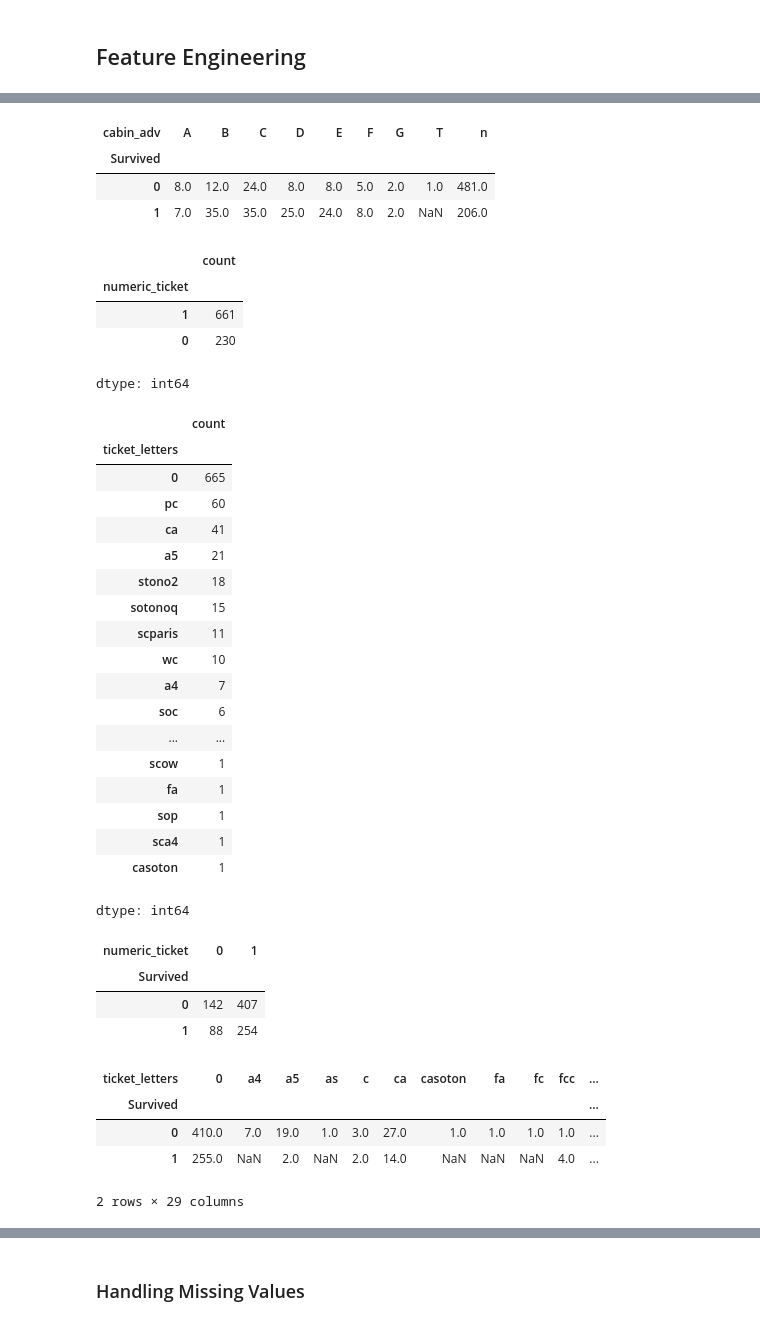
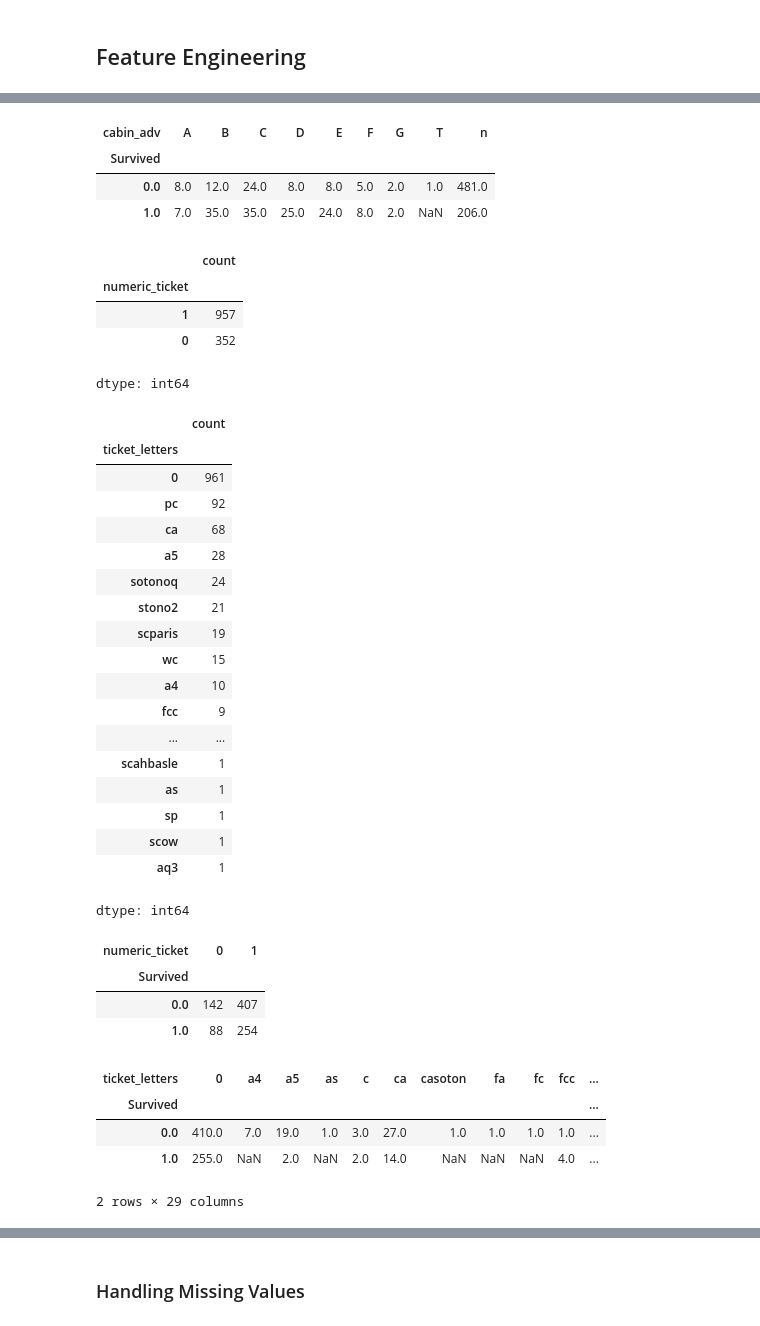
Before and after one commit to machiwao/ml-development, a Jupyter notebook: kaggle_Titanic.ipynb, the cells around one changed output, grey strips where cells are left out. Drawn from its saved outputs; the diff is of its cells as text; code cells hidden in the pictures.

```diff
--- a/kaggle_Titanic.ipynb
+++ b/kaggle_Titanic.ipynb
@@ -23,4 +23,9 @@ warnings.filterwarnings('ignore')
 # %%
 df = pd.read_csv('train.csv')
 dt = pd.read_csv('test.csv')
-df.head()
+
+df['train_dt'] = 1
+dt['train_dt'] = 0
+dt['Survived'] = np.NaN
+
+all_data = pd.concat([df,dt])
@@ -222,7 +227,6 @@ memory usage: 83.7+ KB
 # %%
-df['cabin_multiple'] = df.Cabin.apply(lambda x: 0 if pd.isna(x) else len(x.split(' ')))
-dt['cabin_multiple'] = dt.Cabin.apply(lambda x: 0 if pd.isna(x) else len(x.split(' ')))
-df['cabin_multiple'].value_counts()
+all_data['cabin_multiple'] = all_data.Cabin.apply(lambda x: 0 if pd.isna(x) else len(x.split(' ')))
+all_data['cabin_multiple'].value_counts()
 # %% [output]
 |  | count |
 | cabin_multiple |  |
@@ -242,4 +246,3 @@ pd.pivot_table(df, index = 'Survived', columns = 'cabin_multiple', values = 'Tic
 # %%
-df['cabin_adv'] = df.Cabin.apply(lambda x: str(x)[0])
-dt['cabin_adv'] = dt.Cabin.apply(lambda x: str(x)[0])
+all_data['cabin_adv'] = all_data.Cabin.apply(lambda x: str(x)[0])
 # %%
@@ -258,60 +261,57 @@ T      1
 Name: count, dtype: int64
 # %%
-pd.pivot_table(df,index='Survived',columns='cabin_adv', values = 'Name', aggfunc='count')
+pd.pivot_table(all_data,index='Survived',columns='cabin_adv', values = 'Name', aggfunc='count')
 # %% [output]
 | cabin_adv | A | B | C | D | E | F | G | T | n |
 | Survived |  |  |  |  |  |  |  |  |  |
-| 0 | 8.0 | 12.0 | 24.0 | 8.0 | 8.0 | 5.0 | 2.0 | 1.0 | 481.0 |
-| 1 | 7.0 | 35.0 | 35.0 | 25.0 | 24.0 | 8.0 | 2.0 | NaN | 206.0 |
+| 0.0 | 8.0 | 12.0 | 24.0 | 8.0 | 8.0 | 5.0 | 2.0 | 1.0 | 481.0 |
+| 1.0 | 7.0 | 35.0 | 35.0 | 25.0 | 24.0 | 8.0 | 2.0 | NaN | 206.0 |
 # %%
-df['numeric_ticket'] = df.Ticket.apply(lambda x: 1 if x.isnumeric() else 0)
-df['ticket_letters'] = df.Ticket.apply(lambda x: ''.join(x.split(' ')[:-1]).replace('.','').replace('/','').lower() if len(x.split(' ')[:-1]) >0 else 0)
-
-dt['numeric_ticket'] = dt.Ticket.apply(lambda x: 1 if x.isnumeric() else 0)
-dt['ticket_letters'] = dt.Ticket.apply(lambda x: ''.join(x.split(' ')[:-1]).replace('.','').replace('/','').lower() if len(x.split(' ')[:-1]) >0 else 0)
+all_data['numeric_ticket'] = all_data.Ticket.apply(lambda x: 1 if x.isnumeric() else 0)
+all_data['ticket_letters'] = all_data.Ticket.apply(lambda x: ''.join(x.split(' ')[:-1]).replace('.','').replace('/','').lower() if len(x.split(' ')[:-1]) >0 else 0)
 # %%
-df['numeric_ticket'].value_counts()
+all_data['numeric_ticket'].value_counts()
 # %% [output]
 |  | count |
 | numeric_ticket |  |
-| 1 | 661 |
-| 0 | 230 |
+| 1 | 957 |
+| 0 | 352 |
 dtype: int64
 # %%
-df['ticket_letters'].value_counts()
+all_data['ticket_letters'].value_counts()
 # %% [output]
 |  | count |
 | ticket_letters |  |
-| 0 | 665 |
-| pc | 60 |
-| ca | 41 |
-| a5 | 21 |
-| stono2 | 18 |
-| sotonoq | 15 |
-| scparis | 11 |
-| wc | 10 |
-| a4 | 7 |
-| soc | 6 |
+| 0 | 961 |
+| pc | 92 |
+| ca | 68 |
+| a5 | 28 |
+| sotonoq | 24 |
+| stono2 | 21 |
+| scparis | 19 |
+| wc | 15 |
+| a4 | 10 |
+| fcc | 9 |
 | ... | ... |
+| scahbasle | 1 |
+| as | 1 |
+| sp | 1 |
 | scow | 1 |
-| fa | 1 |
-| sop | 1 |
-| sca4 | 1 |
-| casoton | 1 |
+| aq3 | 1 |
 dtype: int64
 # %%
-pd.pivot_table(df, index='Survived',columns='numeric_ticket', values = 'Ticket', aggfunc='count')
+pd.pivot_table(all_data, index='Survived',columns='numeric_ticket', values = 'Ticket', aggfunc='count')
 # %% [output]
 | numeric_ticket | 0 | 1 |
 | Survived |  |  |
-| 0 | 142 | 407 |
-| 1 | 88 | 254 |
+| 0.0 | 142 | 407 |
+| 1.0 | 88 | 254 |
 # %%
-pd.pivot_table(df,index='Survived',columns='ticket_letters', values = 'Ticket', aggfunc='count')
+pd.pivot_table(all_data,index='Survived',columns='ticket_letters', values = 'Ticket', aggfunc='count')
 # %% [output]
 | ticket_letters | 0 | a4 | a5 | as | c | ca | casoton | fa | fc | fcc | ... |
 | Survived |  |  |  |  |  |  |  |  |  |  | ... |
-| 0 | 410.0 | 7.0 | 19.0 | 1.0 | 3.0 | 27.0 | 1.0 | 1.0 | 1.0 | 1.0 | ... |
-| 1 | 255.0 | NaN | 2.0 | NaN | 2.0 | 14.0 | NaN | NaN | NaN | 4.0 | ... |
+| 0.0 | 410.0 | 7.0 | 19.0 | 1.0 | 3.0 | 27.0 | 1.0 | 1.0 | 1.0 | 1.0 | ... |
+| 1.0 | 255.0 | NaN | 2.0 | NaN | 2.0 | 14.0 | NaN | NaN | NaN | 4.0 | ... |
 2 rows × 29 columns
 # %%
```
Also changed, not shown: parts of 38 cells of this notebook.
